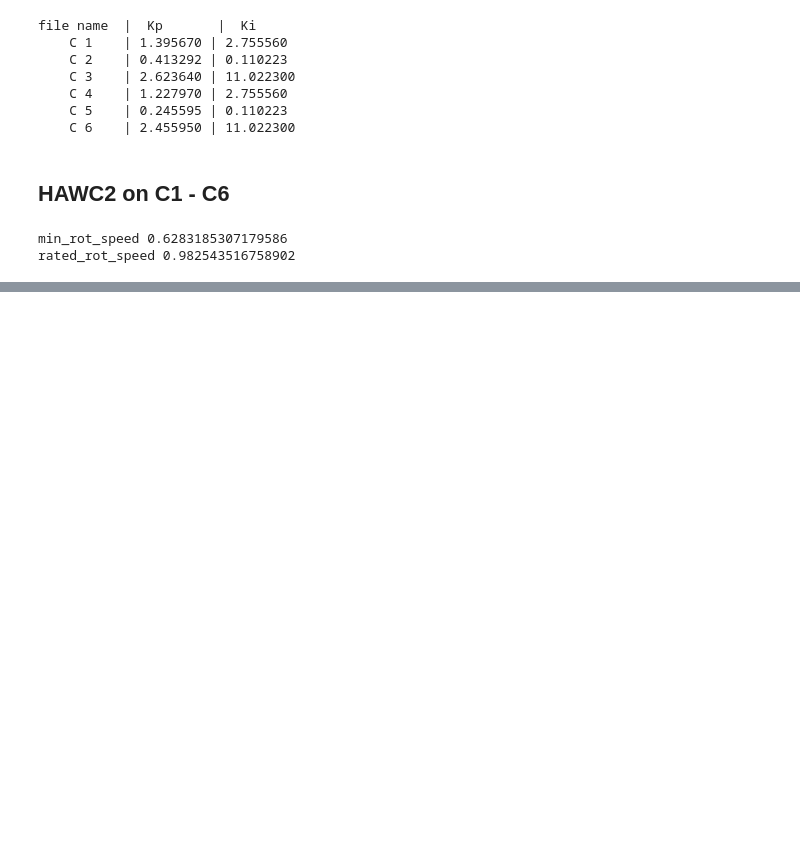
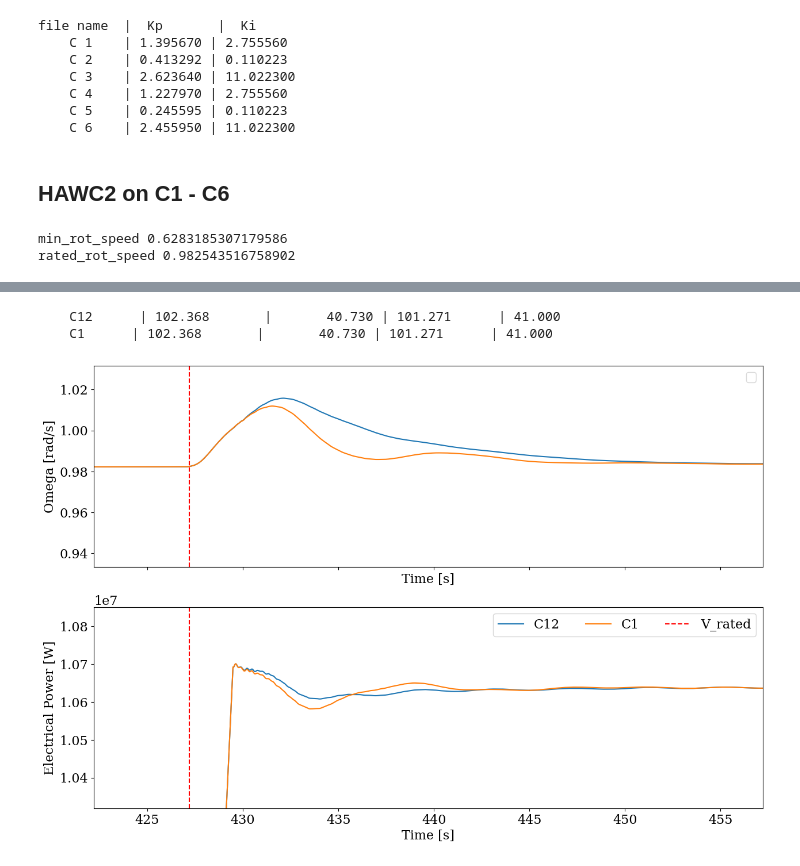
Before and after one commit to nicolaquaia/LAC_final, a Jupyter notebook: assignment_05/03_control.ipynb, the cells around one changed output, grey strips where cells are left out. Saved outputs shown, nothing was run; the diff lists cells and outputs as text; code cells hidden in the pictures; blank space fills up the shorter version.

```diff
--- a/assignment_05/03_control.ipynb
+++ b/assignment_05/03_control.ipynb
@@ -586 +598,71 @@ if zoom:
+# %%
+controller_list = ['C12', 'C1']
+
+
+xmin = time_Vrated - 5
+xmax = time_Vrated + 30
+
+
+fig, (ax_omega, ax_power) = plt.subplots(2, 1, figsize=(15, 10), sharex=True)
+
+
+for k in range(len(controller_list)):
+    # Filename for each iteration
+    fname = f'remodel/res/remodel_hawc2_step_{controller_list[k]}.hdf5'
+    h2res = ReadHAWC2(fname)
+
+    # Retrieve channel information
+    names, units, desc = h2res.chaninfo
+
+    # Extract indices for time, WSP, Omega, pitch, and power
+    idx_Time = np.where(['Time [s]' in name for name in names])[0]
+    idx_WSP = np.where(['WSP gl. coo.,Vy' in name for name in names])[0]
+    idx_Omega = np.where(['Omega' in name for name in names])[0]
+    idx_pitch = np.where(['bea2 angle' in name for name in names])[0]
+    idx_power = np.where(['DLL inp   2:   2' in name for name in names])[0]
+
+    # Plot Omega
+    ax_omega.plot(h2res.t, h2res.data[:, idx_Omega])
+    #overshoot_omega, settling_idx_omega = compute_overshoot_settling(h2res.data[:, idx_Omega], idx_rated+300,OMEGA_MAX*np.pi/30)
+
+
+    time = h2res.t[settling_idx_omega]
+    time_last = time+20
+
+    # Plot Power
+    ax_power.plot(h2res.t, h2res.data[:, idx_power], label=f'{controller_list[k]}')
+
+    tolerance = 0.001
+    #overshoot_power, settling_idx_power = compute_overshoot_settling(h2res.data[:, idx_power], idx_rated +100 ,POWER_MAX, tolerance=tolerance)
+
+    time = h2res.t[settling_idx_power]
+    time_last = time+20
+
+    print(f'    {controller_list[k]}      | {overshoot_omega:5.3f}       |       {h2res.t[settling_idx_omega]-time_Vrated:5.3f} | {overshoot_power:5.3f}      | {h2res.t[settling_idx_power]-time_Vrated:5.3f}')
+
+
+ax_pitch.axvline(x=vertical_line_time, color='red', linestyle='--')
+ax_omega.axvline(x=vertical_line_time, color='red', linestyle='--')
+ax_power.axvline(x=vertical_line_time, color='red', linestyle='--', label='V_rated')
+
+# Set labels and titles for Omega plot
+ax_omega.set_xlabel('Time [s]')
+ax_omega.set_ylabel('Omega [rad/s]')
+ax_omega.set(ylim=[OMEGA_MAX*np.pi/30*0.95, OMEGA_MAX*np.pi/30*1.05])
+ax_omega.set(xlim=[xmin, xmax])
+ax_omega.legend(ncol=3)
+
+# Set labels and titles for Power plot
+ax_power.set_xlabel('Time [s]')
+ax_power.set_ylabel('Electrical Power [W]')
+ax_power.set(ylim=[POWER_MAX*0.97, POWER_MAX*1.02])
+ax_power.set(xlim=[xmin, xmax])
+ax_power.legend(ncol=3)
+
+
+plt.show()
+# %% [output]
+    C12      | 102.368       |       40.730 | 101.271      | 41.000
+    C1      | 102.368       |       40.730 | 101.271      | 41.000
+[figure, added]
 # %%
```
Also changed, not shown: parts of 3 cells of this notebook, 52 other files.
